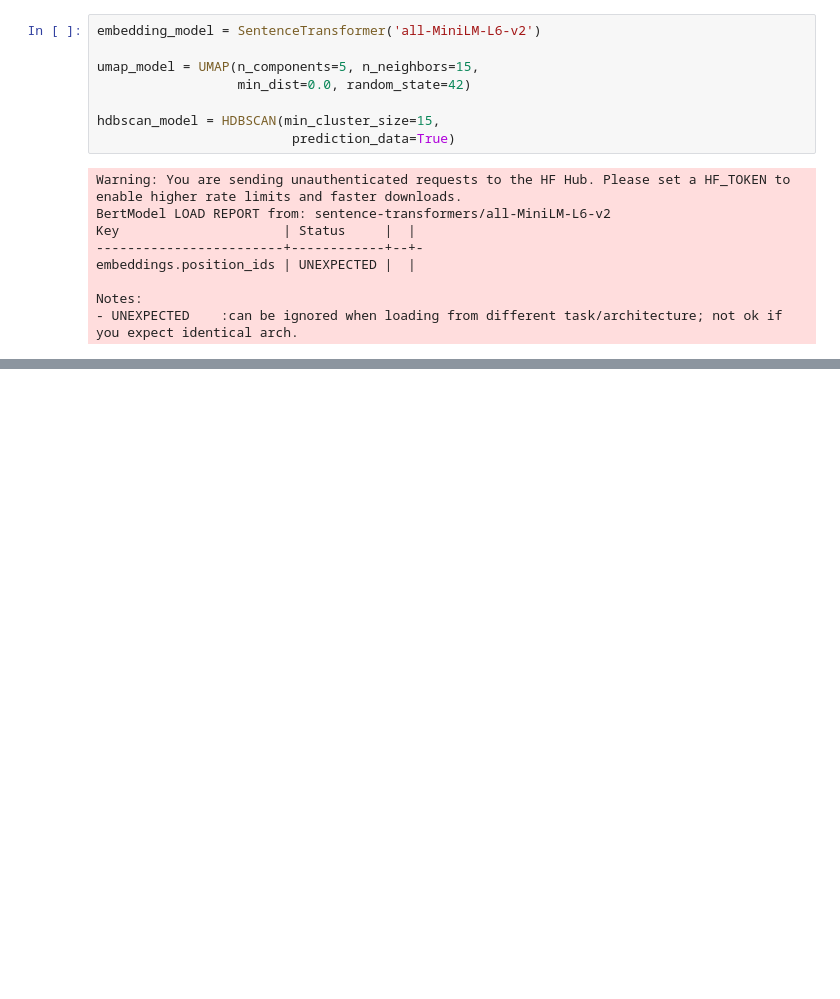
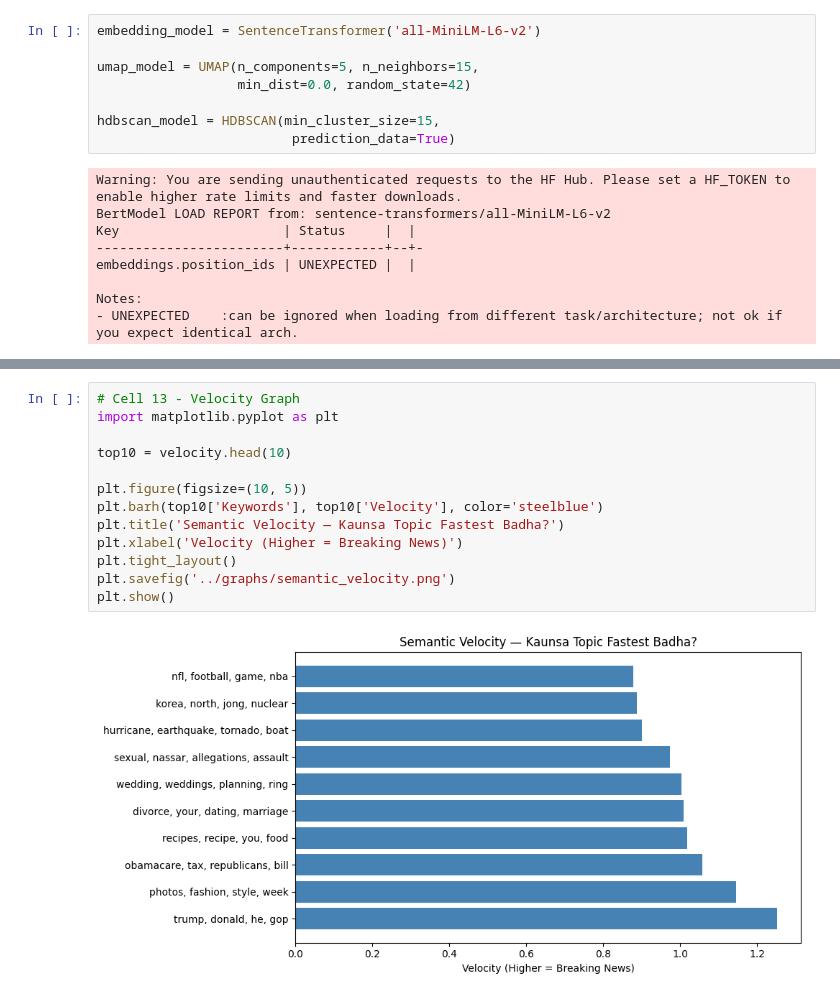
Before and after one commit to Pintusingh23/Dynamic-Trend-Event-Detector, a Jupyter notebook: notebooks/BERTopic.ipynb, the cells around one changed output, grey strips where cells are left out. Cells and saved outputs as stored; diff of their text form; blank space fills up the shorter version.

```diff
--- a/notebooks/BERTopic.ipynb
+++ b/notebooks/BERTopic.ipynb
@@ -68,0 +167,15 @@ NameError: name 'topic_model' is not defined
+# %%
+# Cell 13 - Velocity Graph
+import matplotlib.pyplot as plt
+
+top10 = velocity.head(10)
+
+plt.figure(figsize=(10, 5))
+plt.barh(top10['Keywords'], top10['Velocity'], color='steelblue')
+plt.title('Semantic Velocity — Kaunsa Topic Fastest Badha?')
+plt.xlabel('Velocity (Higher = Breaking News)')
+plt.tight_layout()
+plt.savefig('../graphs/semantic_velocity.png')
+plt.show()
+# %% [output]
+[figure, added]
```
Also changed, not shown: parts of 11 cells of this notebook, 2 other files.
